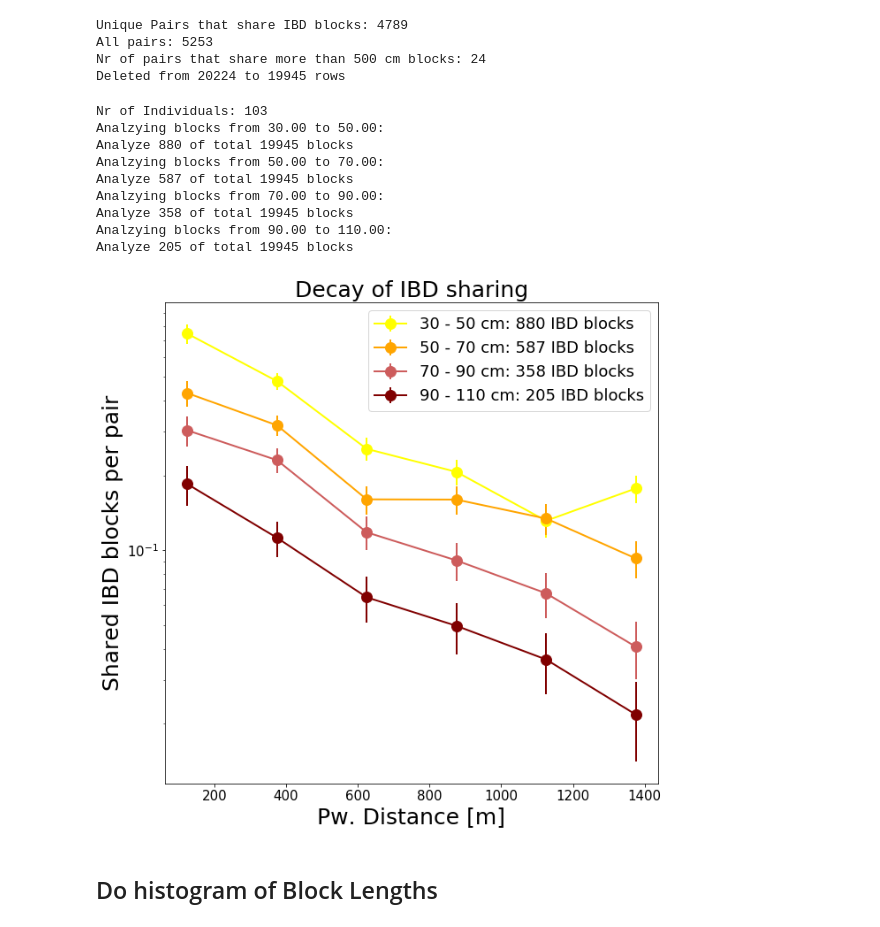
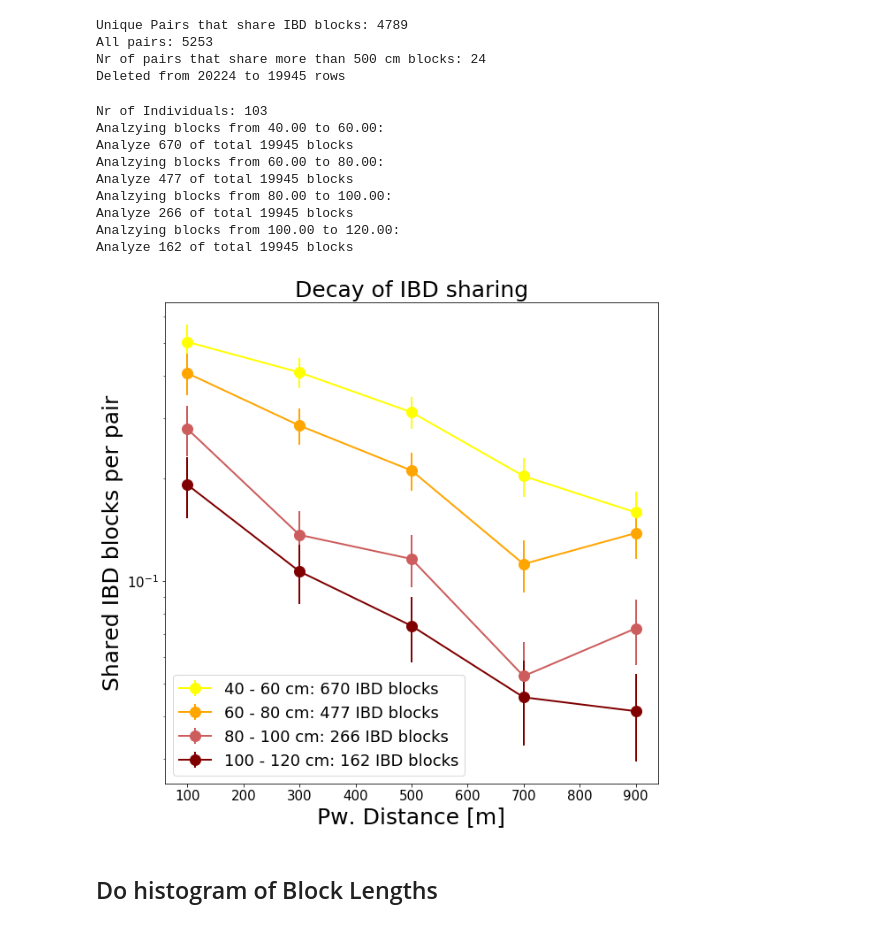
Before and after one commit to hringbauer/Boechera_Analysis, a Jupyter notebook: Notebooks/geo_decay_ibd.ipynb, the cells around one changed output. Cells and saved outputs as stored; diff of their text form; code cells hidden in the pictures.

```diff
--- a/Notebooks/geo_decay_ibd.ipynb
+++ b/Notebooks/geo_decay_ibd.ipynb
@@ -215,11 +218,11 @@ Nr of pairs that share more than 500 cm blocks: 24
 Deleted from 20224 to 19945 rows
 # %%
 ### Plot IBD sharing for different Length Bins
-n_bins=6
+n_bins=5
 min_ibd_length=30 # Min Block Length in cm
-max_dist = 1500 # Maximum Pairwise Distance [in Meter]
+max_dist = 1000 # Maximum Pairwise Distance [in Meter]
 
-block_categories = [30, 50, 70, 90, 110] # Block boundaries [in kB]!
+block_categories = [40, 60, 80, 100, 120] # Block boundaries [in kB]!
 coords0 = coords[["Easting","Northing"]].values # Extract Numpy array
 
 print("Nr of Individuals: %i" % len(coords0))
@@ -281,42 +284,42 @@ res = []  # Container for the Results
 
 for k in range(len(block_categories)-1):
     temp_res = calculate_mean_sharing(block_categories[k], block_categories[k+1], data_ibd, df_pairs, max_dist)
     res.append(temp_res)
 
 ### Plot the results:
 plt.figure(figsize=(10,10))
 plt.yscale('log')
 
 colors=["Yellow", "Orange", "indianred", "maroon"]
 for i in range(len(res)):
     distance_mean, ibd_frac, ibd_error, nr_blocks0 = res[i]
     label = "%.0f - %.0f cm: %i IBD blocks" % (block_categories[i], block_categories[i+1], nr_blocks0)
     plt.errorbar(distance_mean, ibd_frac, ibd_error, marker='o', label=label, markersize=12,
                  linewidth=2, color=colors[i])
 #plt.semilogy(x_plot, bessel_decay(x_plot, C1, r1), 'r-.', label="Fitted Bessel decay", linewidth=2)  # Plot of exact fit
 plt.xlabel('Pw. Distance [m]', fontsize=25)
 plt.ylabel('Shared IBD blocks per pair', fontsize=25)
 plt.tick_params(axis='x', labelsize=15)
 plt.tick_params(axis='y', labelsize=15)
 plt.legend(prop={'size':18})
 plt.title("Decay of IBD sharing", fontsize=25)
 
 # Show simga
 #plt.annotate(r'$\bar{\sigma}=%.4G \pm %.2G$' % (sigma_estimate1, sigma_std1) , xy=(0.1, 0.12), xycoords='axes fraction', fontsize=30)
 
 plt.savefig("ibd_geo_decay.pdf", bbox_inches = 'tight', pad_inches = 0)
 plt.show()
 # %% [output]
 Nr of Individuals: 103
-Analzying blocks from 30.00 to 50.00:
-Analyze 880 of total 19945 blocks
-Analzying blocks from 50.00 to 70.00:
-Analyze 587 of total 19945 blocks
-Analzying blocks from 70.00 to 90.00:
-Analyze 358 of total 19945 blocks
-Analzying blocks from 90.00 to 110.00:
-Analyze 205 of total 19945 blocks
+Analzying blocks from 40.00 to 60.00:
+Analyze 670 of total 19945 blocks
+Analzying blocks from 60.00 to 80.00:
+Analyze 477 of total 19945 blocks
+Analzying blocks from 80.00 to 100.00:
+Analyze 266 of total 19945 blocks
+Analzying blocks from 100.00 to 120.00:
+Analyze 162 of total 19945 blocks
-[figure, old version]
+[figure, new version]
 # %% [markdown]
 ## Do histogram of Block Lengths
 # %%
```
Also changed, not shown: parts of 13 cells of this notebook, 4 other files.
